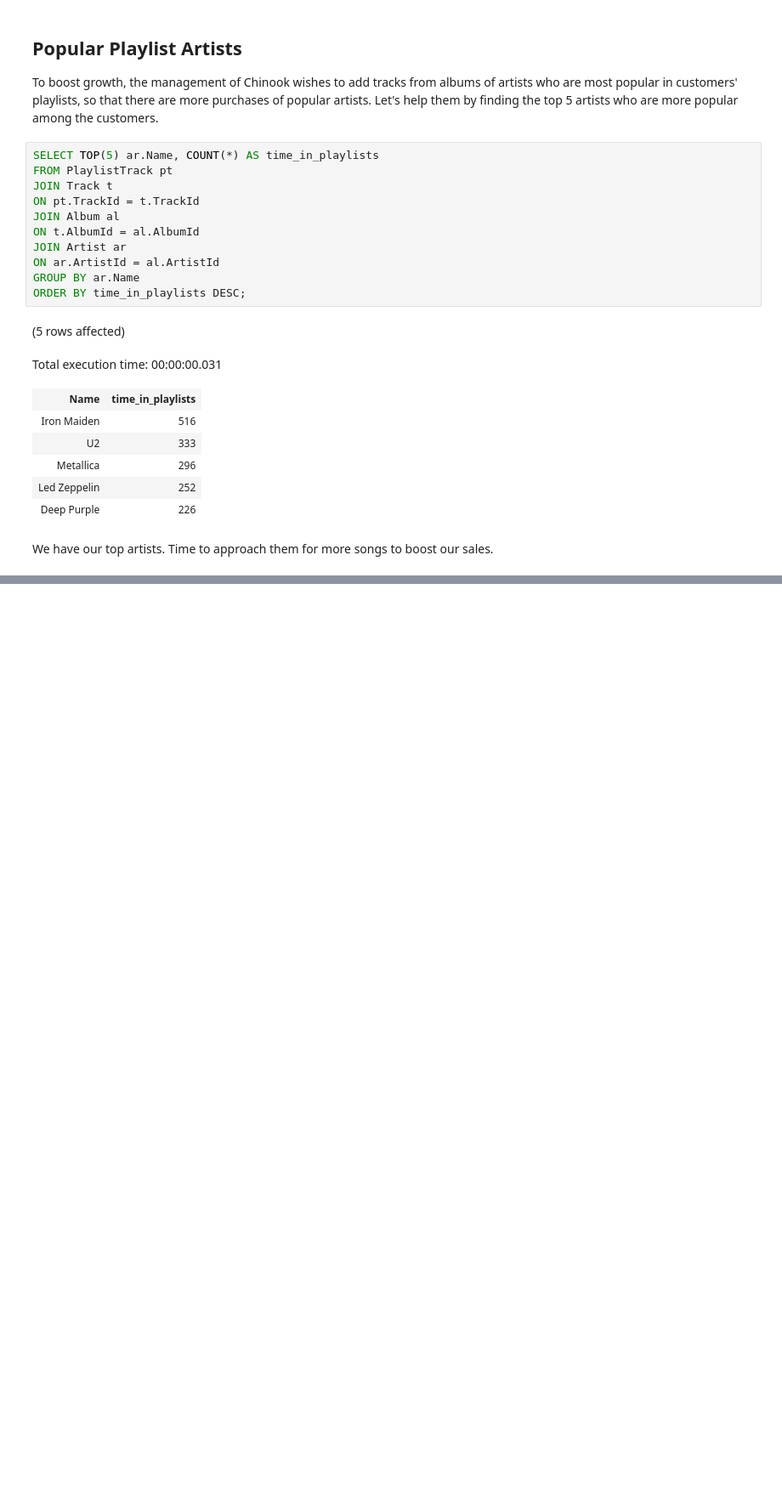
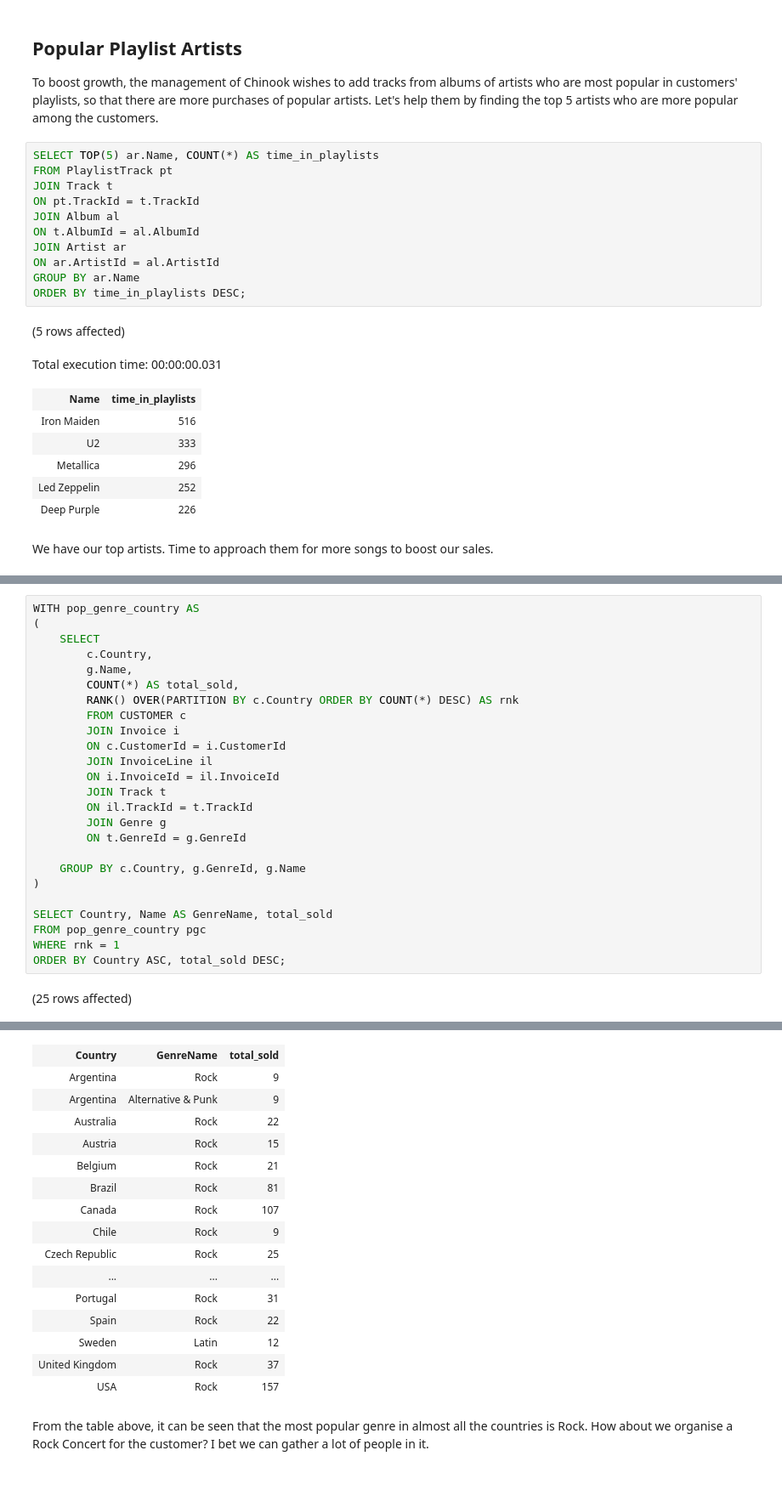
Before and after one commit to Rafsan7238/Data-Analysis_Data-Science_Projects, a Jupyter notebook: SQL Projects/Chinook Digital Music Store Analysis/Business Optimisation Analysis of Chinook Digital Music Store.ipynb, the cells around one changed output, grey strips where cells are left out. Shown at 85% size. Drawn from its saved outputs; the diff is of its cells as text; blank space fills up the shorter version.

Commit message:
Found countrywise popular genre

```diff
--- a/SQL Projects/Chinook Digital Music Store Analysis/Business Optimisation Analysis of Chinook Digital Music Store.ipynb
+++ b/SQL Projects/Chinook Digital Music Store Analysis/Business Optimisation Analysis of Chinook Digital Music Store.ipynb
@@ -228,0 +233,27 @@ We have our top artists. Time to approach them for more songs to boost our sales
+# %%
+WITH pop_genre_country AS
+(
+    SELECT
+        c.Country,
+        g.Name,
+        COUNT(*) AS total_sold,
+        RANK() OVER(PARTITION BY c.Country ORDER BY COUNT(*) DESC) AS rnk
+        FROM CUSTOMER c
+        JOIN Invoice i
+        ON c.CustomerId = i.CustomerId
+        JOIN InvoiceLine il
+        ON i.InvoiceId = il.InvoiceId
+        JOIN Track t
+        ON il.TrackId = t.TrackId
+        JOIN Genre g
+        ON t.GenreId = g.GenreId
+
+    GROUP BY c.Country, g.GenreId, g.Name
+)
+
+SELECT Country, Name AS GenreName, total_sold
+FROM pop_genre_country pgc
+WHERE rnk = 1
+ORDER BY Country ASC, total_sold DESC;
+# %% [output]
+(25 rows affected)
@@ -228,0 +261,20 @@ We have our top artists. Time to approach them for more songs to boost our sales
+| Country | GenreName | total_sold |
+| Argentina | Rock | 9 |
+| Argentina | Alternative & Punk | 9 |
+| Australia | Rock | 22 |
+| Austria | Rock | 15 |
+| Belgium | Rock | 21 |
+| Brazil | Rock | 81 |
+| Canada | Rock | 107 |
+| Chile | Rock | 9 |
+| Czech Republic | Rock | 25 |
+| ... | ... | ... |
+| Portugal | Rock | 31 |
+| Spain | Rock | 22 |
+| Sweden | Latin | 12 |
+| United Kingdom | Rock | 37 |
+| USA | Rock | 157 |
+# %% [markdown]
+From the table above, it can be seen that the most popular genre in almost all the countries is Rock. How about we organise a Rock Concert for the customer? I bet we can gather a lot of people in it.
+# %% [markdown]
+##
```
Also changed, not shown: parts of 2 cells of this notebook.
